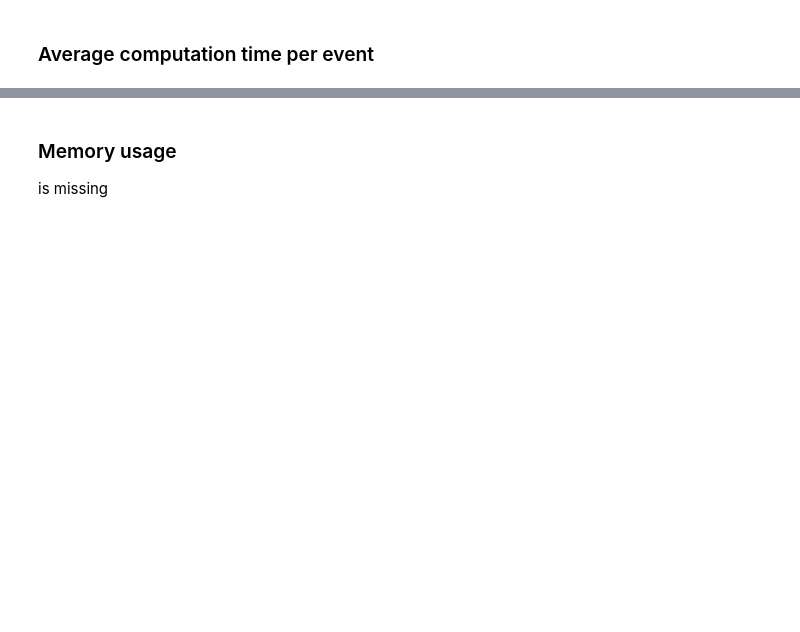
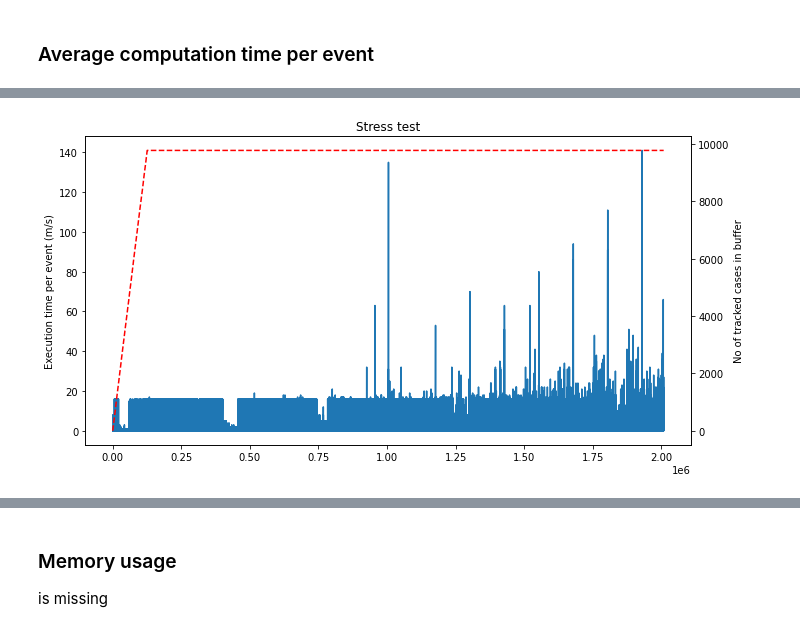
Before and after one commit to MaxTNielsen/ConformanceCheckingUsingTries, a Jupyter notebook: Jupyter/comparative_analysis.ipynb, the cells around one changed output, grey strips where cells are left out. Drawn from its saved outputs; the diff is of its cells as text; code cells hidden in the pictures; blank space fills up the shorter version.

```diff
--- a/Jupyter/comparative_analysis.ipynb
+++ b/Jupyter/comparative_analysis.ipynb
@@ -511,6 +499,5 @@ red = 3rd smallest execution time in row
 # %% [markdown]
 ### Average computation time per event
 # %%
-stress_test_time = pd.read_csv(os.path.join('..', 'stress-test-data','results_time.csv'))
+stress_test_time = pd.read_csv(os.path.join('..', 'stress-test-data','results.csv'))
 stress_test_time.ExecutionTime = stress_test_time.ExecutionTime / 1000000
-stress_test_time.head()
@@ -542,0 +527,13 @@ plt.show()
+# %%
+fig, ax1 = plt.subplots(figsize=(10,5))
+ax1.plot(stress_test_time.ExecutionTime, linestyle='solid')
+ax1.set_ylabel('Execution time per event (m/s)')
+ax2 = ax1.twinx()
+ax2.plot(stress_test_time['Total cases'], color='red', linestyle='--')
+ax2.set_ylabel('No of tracked cases in buffer')
+fig.tight_layout()
+plt.xlabel('Events')
+plt.title("Stress test")
+plt.show()
+# %% [output]
+[figure, added]
```
Also changed, not shown: parts of 21 cells of this notebook, 17 other files.
